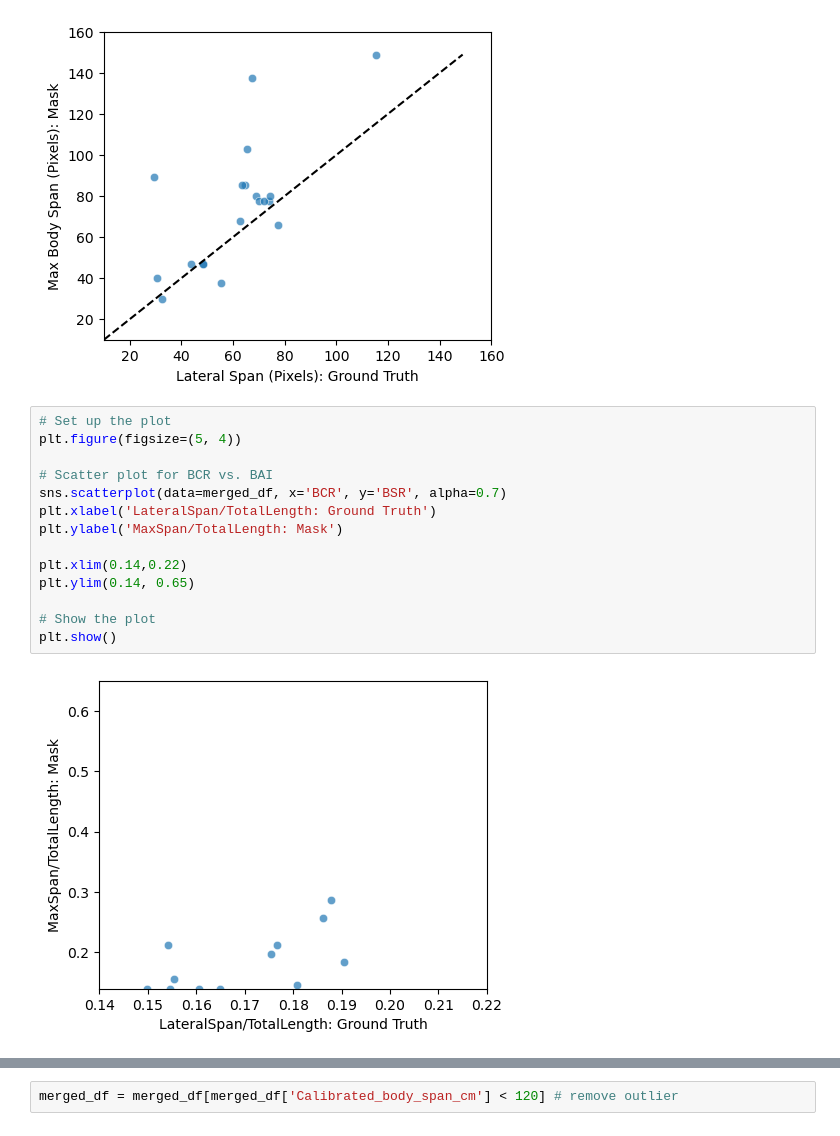
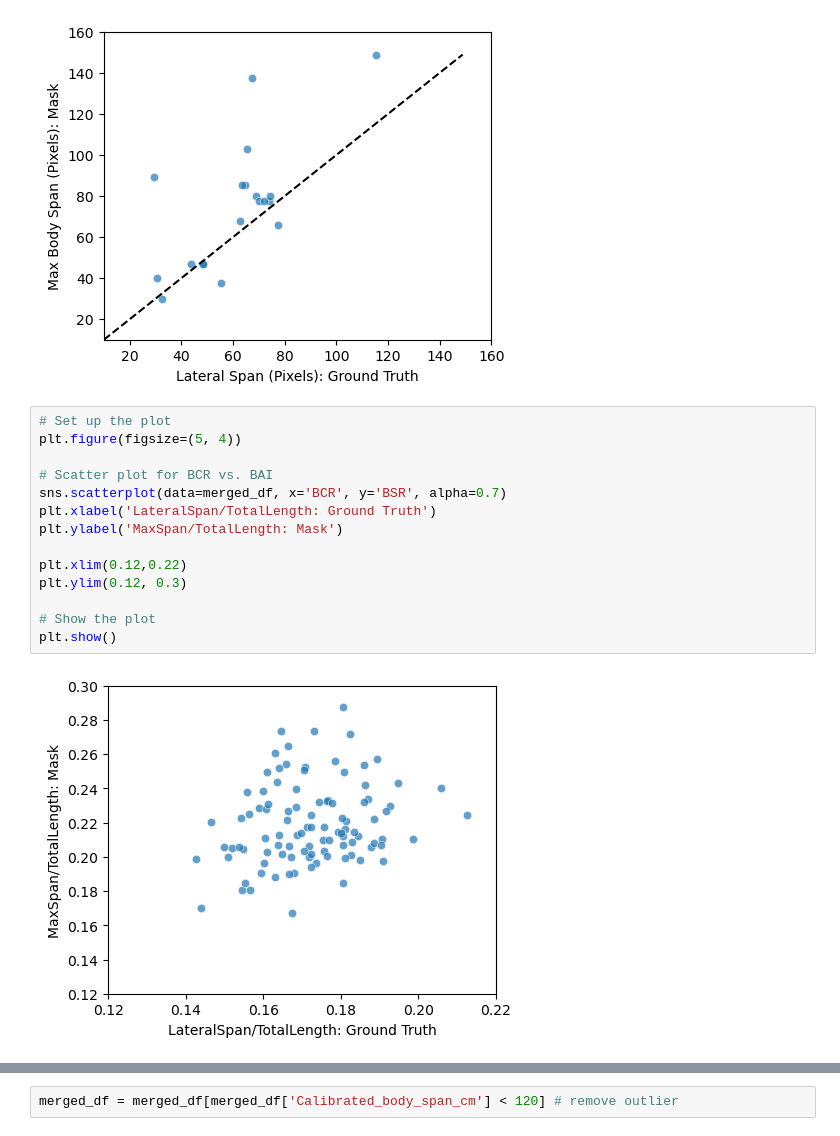
Before and after one commit to alexandradigiacomo/sharkbody_seg, a Jupyter notebook: notebooks/test_offline_eval.ipynb, the cells around one changed output, grey strips where cells are left out. Drawn from its saved outputs; the diff is of its cells as text.

```diff
--- a/notebooks/test_offline_eval.ipynb
+++ b/notebooks/test_offline_eval.ipynb
@@ -312,19 +343,19 @@ plt.show()
 # %%
 # Set up the plot
 plt.figure(figsize=(5, 4))
 
 # Scatter plot for BCR vs. BAI
 sns.scatterplot(data=merged_df, x='BCR', y='BSR', alpha=0.7)
 plt.xlabel('LateralSpan/TotalLength: Ground Truth')
 plt.ylabel('MaxSpan/TotalLength: Mask')
 
-plt.xlim(0.14,0.22)
-plt.ylim(0.14, 0.65)
+plt.xlim(0.12,0.22)
+plt.ylim(0.12, 0.3)
 
 # Show the plot
 plt.show()
 # %% [output]
-[figure, old version]
+[figure, new version]
 # %%
 fig, axs = plt.subplots(2, 2, figsize=(8, 4))
 
```
Also changed, not shown: parts of 17 cells of this notebook.
